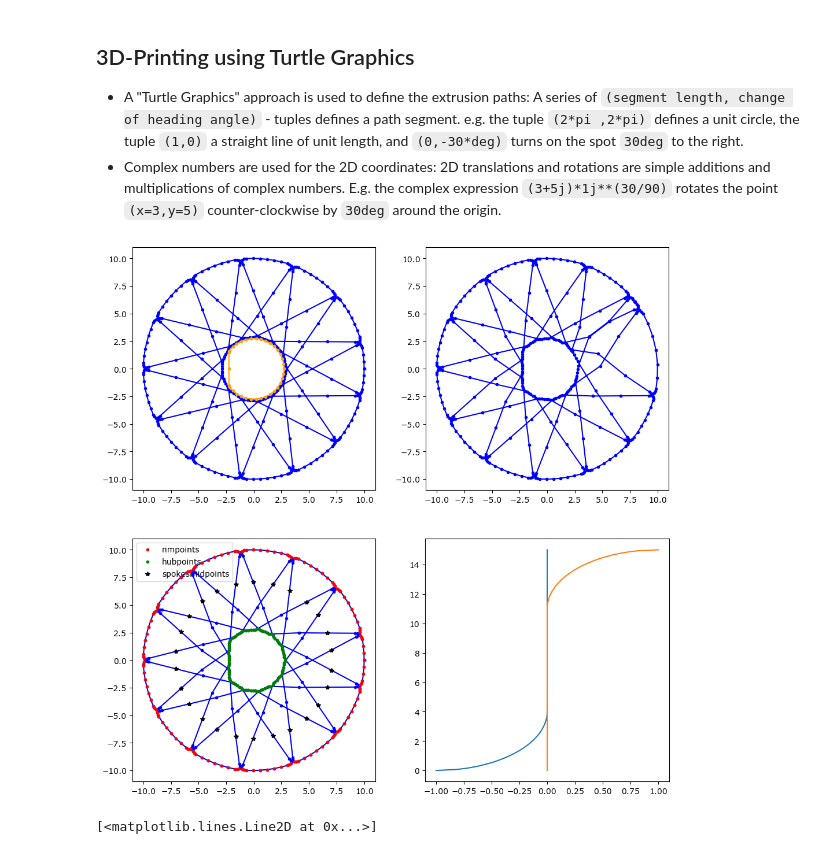
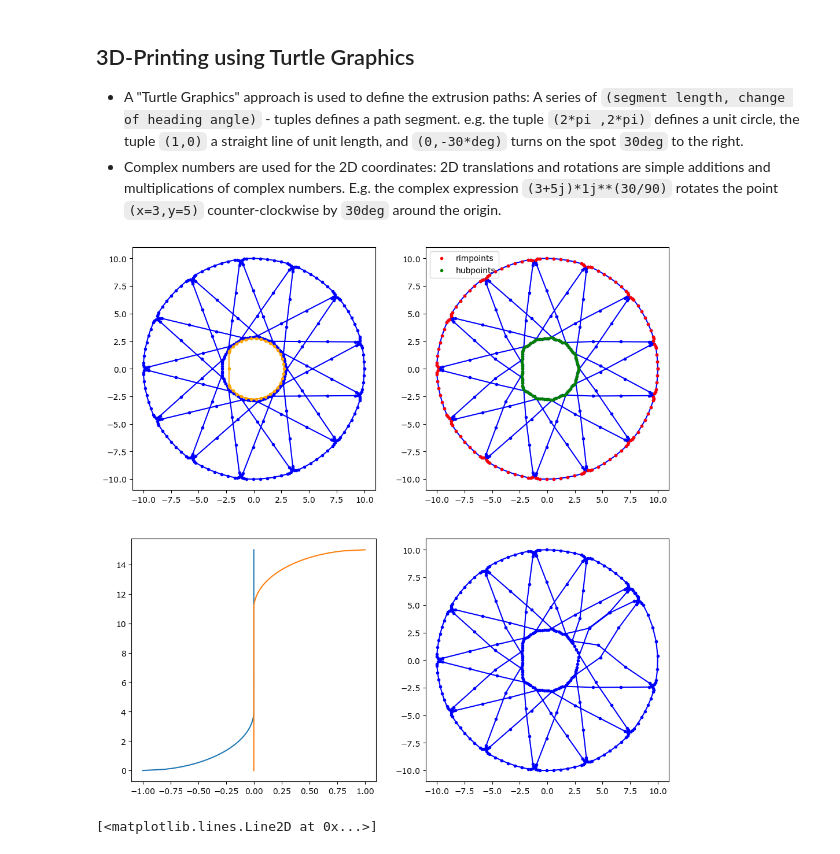
Before and after one commit to RichardPotthoff/myrepo, a Jupyter notebook: turtle_capstan.ipynb, the cells around one changed output. Saved outputs shown, nothing was run; the diff lists cells and outputs as text; code cells hidden in the pictures.

```diff
--- a/turtle_capstan.ipynb
+++ b/turtle_capstan.ipynb
@@ -166,44 +166,44 @@ pDshaft=np.array(list(Segments2Complex(offset(Dshaft,EW/2),p0=2.5+EW/2,return_st
 vDshaft=InterpSegments(offset(Dshaft,EW/2),t,p0=2.5+EW/2)
 vDshaft=vDshaft*  amp/pr1_ri#offset points to account for extrusion width
 vDshaftmix=pr1.copy()
 rimpoints=(np.arange(len(pr1))[abs(amp-pr1_r)<0.1])
 hubpoints=(np.arange(len(pr1))[amp<(0.75*pr1_ri+0.25*pr1_r)])
 spokesmidpoints=np.arange(len(pr1))[np.abs(amp-ampmid)/pr1_r<0.1]
 vDshaftmix[hubpoints]=vDshaft[hubpoints]
 t=np.linspace(0,2*pi,301)
 r=8
 pc=r*np.exp(1j*t)
 pt=pc*(r+np.interp(t/(2*pi),pthread.imag,pthread.real))/r
 fig,((ax1,ax2),(ax3,ax4))=plt.subplots(2,2,figsize=(12,12))
 #ax4.plot(vhexmix.real,vhexmix.imag,'b.-')
 ax1.plot(pDshaft.real,pDshaft.imag,'.-',c='orange',zorder=6)
-ax3.plot(vDshaftmix.real,vDshaftmix.imag,'b.-',zorder=6)
-ax3.plot(vDshaftmix[rimpoints].real,vDshaftmix[rimpoints].imag,'r.',zorder=7,label='rimpoints')
-ax3.plot(vDshaftmix[hubpoints].real,vDshaftmix[hubpoints].imag,'g.',zorder=8,label='hubpoints')
-ax3.plot(vDshaftmix[spokesmidpoints].real,vDshaftmix[spokesmidpoints].imag,'*',c='k',zorder=9,label='spokesmidpoints')
+ax2.plot(vDshaftmix.real,vDshaftmix.imag,'b.-',zorder=6)
+ax2.plot(vDshaftmix[rimpoints].real,vDshaftmix[rimpoints].imag,'r.',zorder=7,label='rimpoints')
+ax2.plot(vDshaftmix[hubpoints].real,vDshaftmix[hubpoints].imag,'g.',zorder=8,label='hubpoints')
+#ax3.plot(vDshaftmix[spokesmidpoints].real,vDshaftmix[spokesmidpoints].imag,'*',c='k',zorder=9,label='spokesmidpoints')
 #ax2.plot(vhex.real,vhex.imag,'b.-',zorder=5)
 ax1.plot(pr1.real,pr1.imag,'b.-')
 #ax1.scatter(pr1.real,pr1.imag,c=[prop['c'] for prop in props])
 #ax1.plot(phex.real,phex.imag,'r.-',zorder=4)
-for phi_start,phi_end,max_advance in [((0.5-1)*2*pi/ns,(0.5+1)*2*pi/ns,0.7*2*pi/ns)]:
+for phi_start,phi_end,max_advance in [((0.5-1)*2*pi/ns,(0.5+1)*2*pi/ns, 0.7*2*pi/ns)]:
   vDshaftmix_=phase_advance(np.log(vDshaftmix).imag,phi_start,phi_end,max_advance)*vDshaftmix
-  ax2.plot(vDshaftmix_.real,vDshaftmix_.imag,'b.-',zorder=6)
+  ax4.plot(vDshaftmix_.real,vDshaftmix_.imag,'b.-',zorder=6)
 zt=15.0
 zb=0
 zr=np.linspace(0.0,zt,200)
 r_lead_in=4.0
 phase_advance_bottom=[-(1.0-(r_lead_in**2-min(max(r_lead_in-(z-zb),0.0),r_lead_in)**2)**0.5/r_lead_in) for z in zr]
-ax4.plot(phase_advance_bottom,zr)
+ax3.plot(phase_advance_bottom,zr)
 phase_advance_top=[(1.0-(r_lead_in**2-min(max(r_lead_in-(zt-z),0.0),r_lead_in)**2)**0.5/r_lead_in) for z in zr]
-ax4.plot(phase_advance_top,zr)
-for ax in(ax1,ax2,ax3):
+ax3.plot(phase_advance_top,zr)
+for ax in(ax1,ax2,ax4):
   ax.set_aspect('equal')
 #  ax.set_xlim(-12.5,12.5)
 #  ax.set_ylim(-12.5,12.5)
-ax3.legend(loc='upper left')
+ax2.legend(loc='upper left')
 plt.show()
 # %% [output]
-[figure, old version]
+[figure, new version]
 # %%
 from matplotlib import pyplot as plt
 import numpy as np
```
Also changed, not shown: parts of 7 cells of this notebook.
